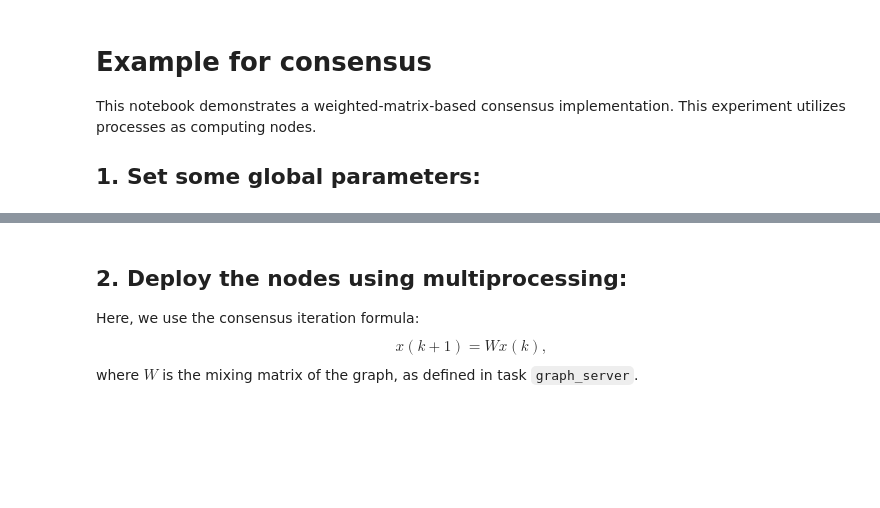
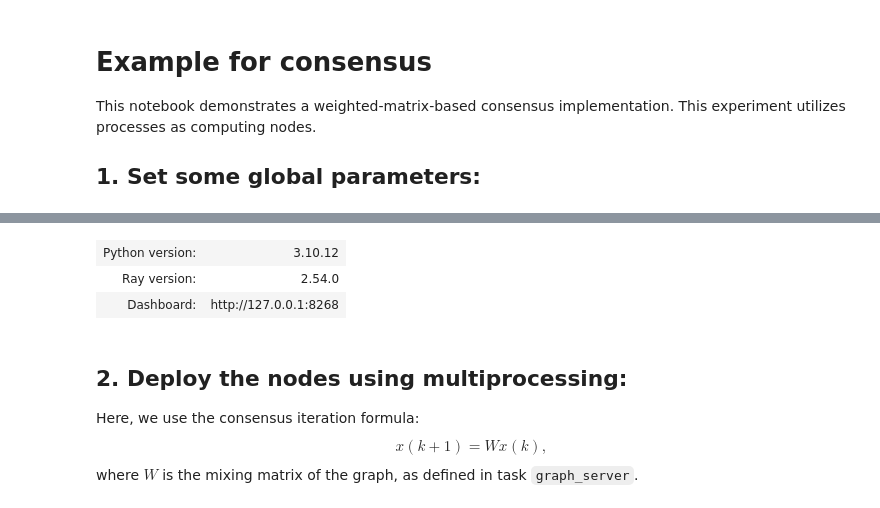
Before and after one commit to rui-huang-opt/topolink, a Jupyter notebook: examples/weighted_matrix.ipynb, the cells around one changed output, grey strips where cells are left out. Saved outputs shown, nothing was run; the diff lists cells and outputs as text; code cells hidden in the pictures; blank space fills up the shorter version.

```diff
--- a/examples/weighted_matrix.ipynb
+++ b/examples/weighted_matrix.ipynb
@@ -5,26 +5,30 @@ This experiment utilizes processes as computing nodes.
 
 ## 1. Set some global parameters:
 # %%
-if __name__ == "__main__":
-    N_STATE = 3
+N_STATE = 3
 
-    import logging
+import logging
 
-    logging.basicConfig(level=logging.INFO)
+logging.basicConfig(level=logging.INFO)
 
-    import numpy as np
-    from conops import Graph, bootstrap
+import numpy as np
+from conops import Graph, bootstrap
 
-    L = np.array(
-        [
-            [2, -1, 0, 0, -1],
-            [-1, 2, -1, 0, 0],
-            [0, -1, 2, -1, 0],
-            [0, 0, -1, 2, -1],
-            [-1, 0, 0, -1, 2],
-        ]
-    )
-    N_NODES = L.shape[0]
-    W = np.eye(N_NODES) - L * 0.45
+L = np.array(
+    [
+        [2, -1, 0, 0, -1],
+        [-1, 2, -1, 0, 0],
+        [0, -1, 2, -1, 0],
+        [0, 0, -1, 2, -1],
+        [-1, 0, 0, -1, 2],
+    ]
+)
+N_NODES = L.shape[0]
+W = np.eye(N_NODES) - L * 0.45
 
-    graph = Graph.from_mixing_matrix(W, transport="ipc")
+graph = Graph.from_mixing_matrix(W, transport="ipc")
+
+import ray
+
+ray.init()
+# %% [output]
@@ -31,3 +37,6 @@ if __name__ == "__main__":
+| Python version: | 3.10.12 |
+| Ray version: | 2.54.0 |
+| Dashboard: | http://127.0.0.1:8268 |
 # %% [markdown]
 ## 2. Deploy the nodes using multiprocessing:
 Here, we use the consensus iteration formula:
```
Also changed, not shown: parts of 5 cells of this notebook, 6 other files.
